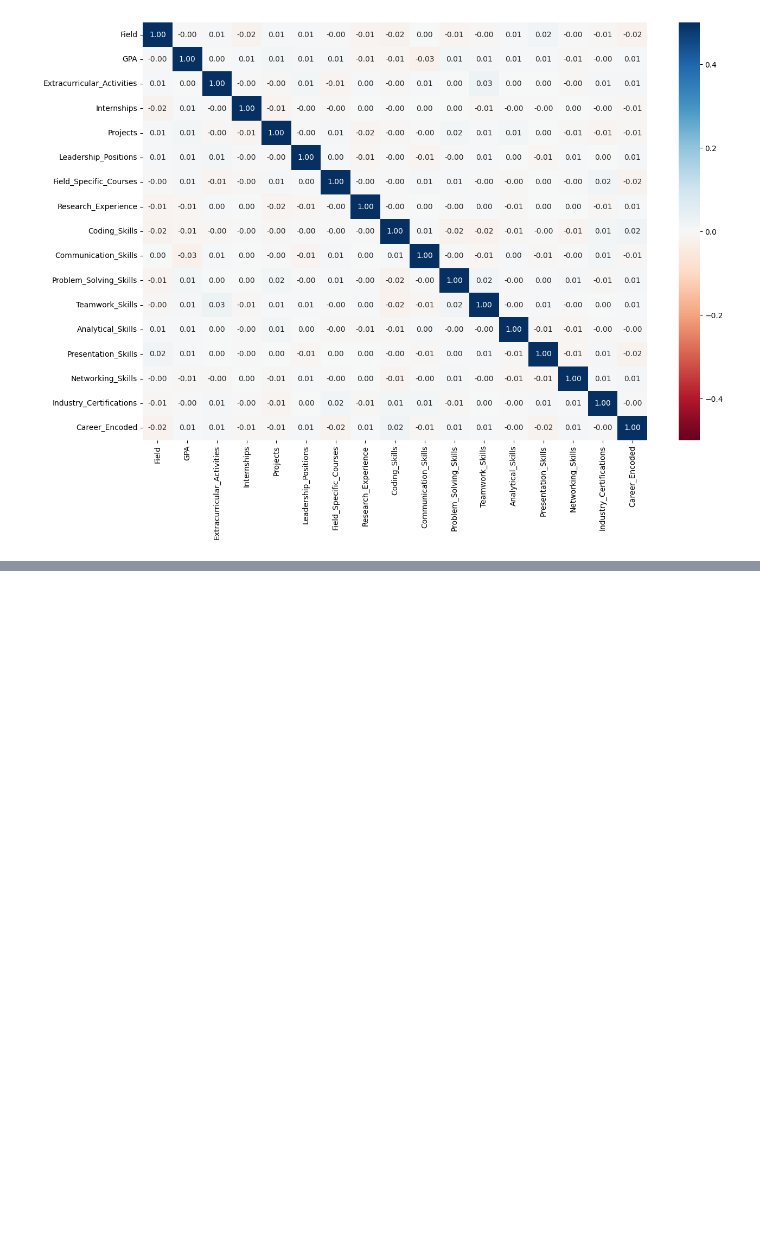
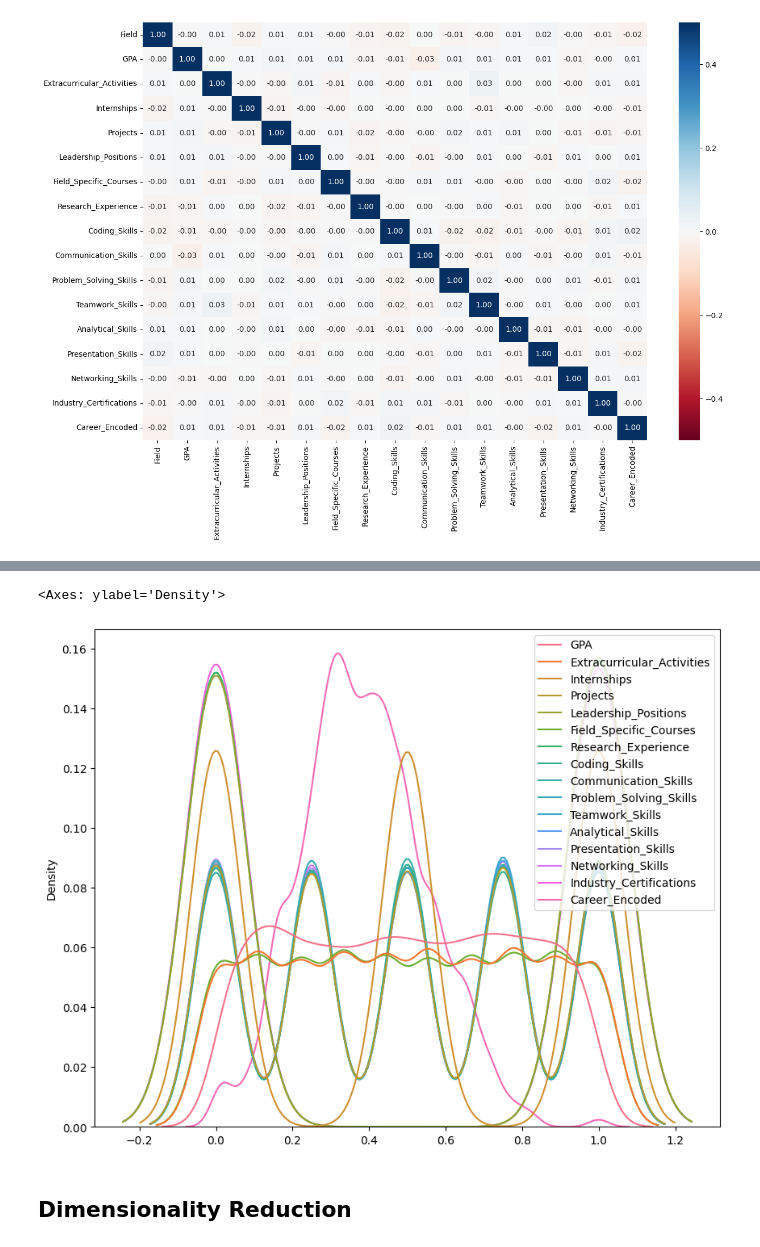
Before and after one commit to jasonmiracleg/Path-Finder, a Jupyter notebook: Jason.ipynb, the cells around one changed output, grey strips where cells are left out. Drawn from its saved outputs; the diff is of its cells as text; code cells hidden in the pictures; blank space fills up the shorter version.

```diff
--- a/Jason.ipynb
+++ b/Jason.ipynb
@@ -217,0 +231,9 @@ plt.show()
+# %%
+# Assign Independence and Target Feature
+X, y = df.loc[:, df.columns != 'Field'], df.loc[:, 'Field']
+# %%
+# Import Minmax Scaler
+from sklearn.preprocessing import MinMaxScaler
+scaler = MinMaxScaler()
+X_scaled = pd.DataFrame(scaler.fit_transform(X), columns=X.columns)
+X_scaled.head()
@@ -217,0 +247,9 @@ plt.show()
+# %%
+# Visualize the Scaled Dispersion
+plt.figure(figsize=(10, 8))
+sns.kdeplot(X_scaled)
+# %% [output]
+<Axes: ylabel='Density'>
+[figure, added]
+# %% [markdown]
+## Dimensionality Reduction
```
Also changed, not shown: parts of 14 cells of this notebook.
